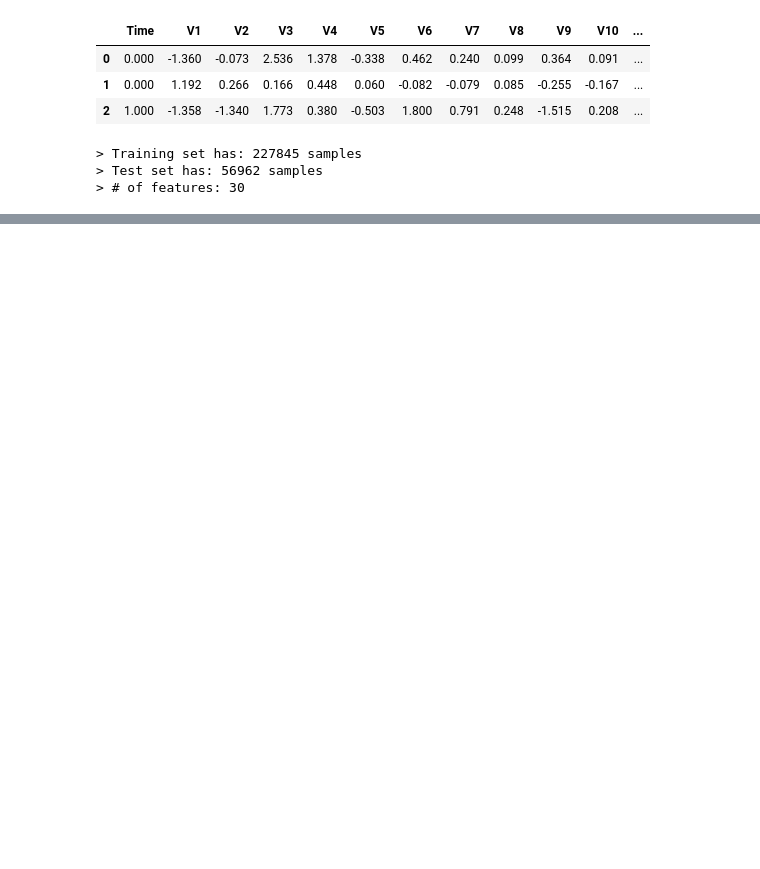
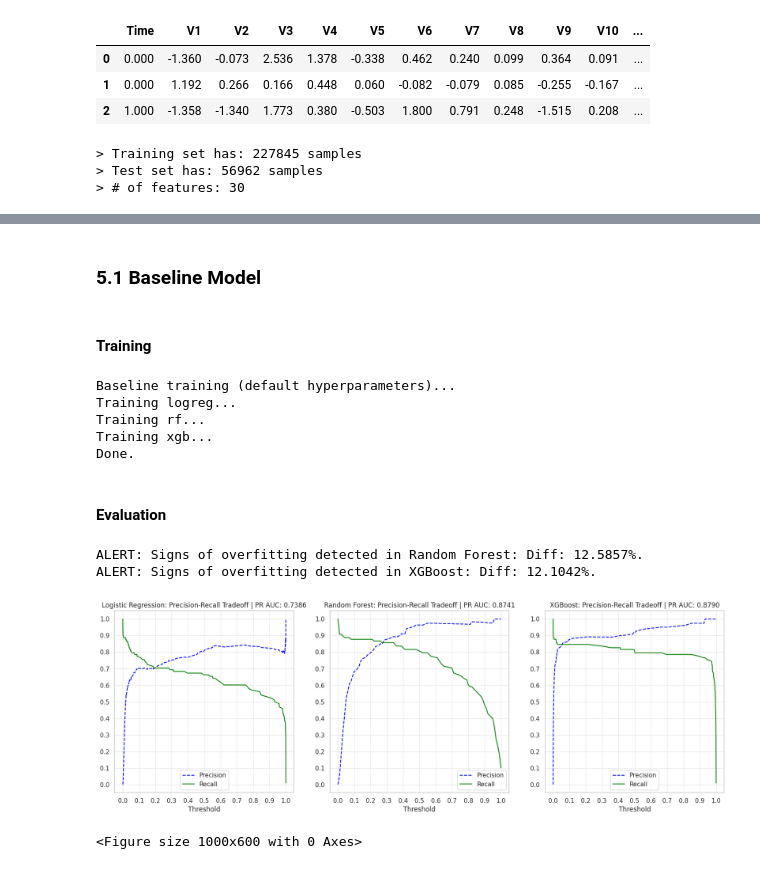
Before and after one commit to renteria-luis/fraud-detection-v1, a Jupyter notebook: notebooks/02_baseline_models.ipynb, the cells around one changed output, grey strips where cells are left out. Cells and saved outputs as stored; diff of their text form; code cells hidden in the pictures; blank space fills up the shorter version.

Commit message:
feat: finalized v1 modeling and evaluation with optimized recall strategy

```diff
--- a/notebooks/02_baseline_models.ipynb
+++ b/notebooks/02_baseline_models.ipynb
@@ -94,0 +175,37 @@ print(f'''> Training set has: {X_train.shape[0]} samples
+# %% [markdown]
+### 5.1 Baseline Model
+# %% [markdown]
+#### Training
+# %%
+models = ['logreg', 'rf', 'xgb']
+pipes = {}
+
+print('Baseline training (default hyperparameters)...')
+for model_name in models:
+    print(f'Training {model_name}...')
+    pipe = training_pipeline(model_name=model_name)
+    pipe.fit(X_train, y_train.values.ravel())
+    pipes[model_name + '_baseline'] = pipe
+print('Done.')
+# %% [output]
+Baseline training (default hyperparameters)...
+Training logreg...
+Training rf...
+Training xgb...
+Done.
+# %% [markdown]
+#### Evaluation
+# %%
+results = {}
+
+fig, ax = plt.subplots(1, 3, figsize=(20, 6))
+results['logreg_baseline'] = evaluate_model(pipes['logreg_baseline'], X_train, y_train, X_test, y_test, "Logistic Regression", ax=ax[0])
+results['rf_baseline'] = evaluate_model(pipes['rf_baseline'], X_train, y_train, X_test, y_test, "Random Forest", ax=ax[1])
+results['xgb_baseline'] = evaluate_model(pipes['xgb_baseline'], X_train, y_train, X_test, y_test, "XGBoost", ax=ax[2])
+plt.tight_layout()
+plt.show()
+# %% [output]
+ALERT: Signs of overfitting detected in Random Forest: Diff: 12.5857%.
+ALERT: Signs of overfitting detected in XGBoost: Diff: 12.1042%.
+[figure, added]
+<Figure size 1000x600 with 0 Axes>
```
Also changed, not shown: parts of 22 cells of this notebook, 1 other file.
